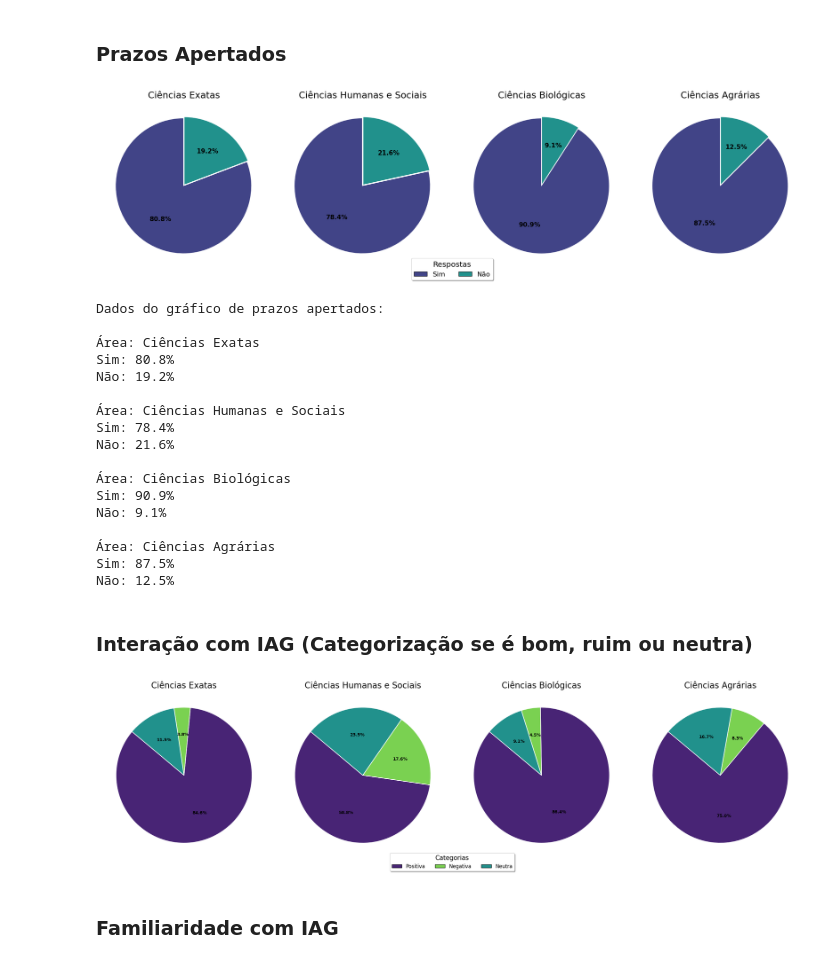
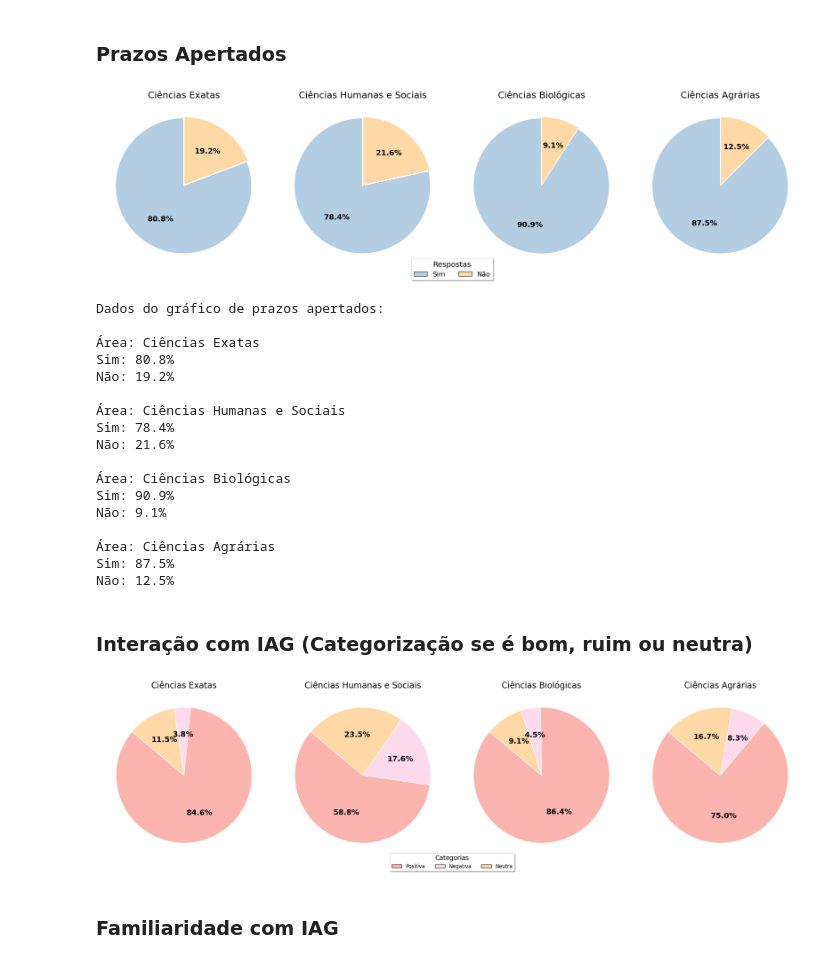
Before and after one commit to MariaLuiseB/Analise-TCC, a Jupyter notebook: areas_estudo_analises.ipynb, the cells around one changed output. Saved outputs shown, nothing was run; the diff lists cells and outputs as text; code cells hidden in the pictures.

```diff
--- a/areas_estudo_analises.ipynb
+++ b/areas_estudo_analises.ipynb
@@ -506,7 +537,7 @@ semestres_unicos = df_grouped_semestre['Em qual semestre você está?'].unique()
 sorted_semestres = sorted(semestres_unicos, key=lambda s: int(re.search(r'\d+', s).group()))
 
 # Gerar cores únicas para cada semestre usando a paleta 'tab10' com base nos semestres ordenados
-viridis = cm.get_cmap('tab10', len(sorted_semestres))
+viridis = cm.get_cmap('Paired', len(sorted_semestres))
 cores_semestres = {semestre: viridis(i / len(sorted_semestres)) for i, semestre in enumerate(sorted_semestres)}
 
 # Restante do código permanece inalterado...
@@ -667,7 +698,7 @@ df.columns = df.columns.str.strip()
 experiencia_academica = df[coluna_experiencia_academica].value_counts(normalize=True) * 100
 
 # Criar a paleta de cores
-cores_viridis = sns.color_palette("viridis", len(experiencia_academica))
+cores_viridis = sns.color_palette("Pastel2", len(experiencia_academica))
 
 
 # Criar patches para a legenda
@@ -681,7 +712,7 @@ legend_patches = [
 experiencia_academica_por_area = df.groupby('Área de Estudo Agrupada')[coluna_experiencia_academica].value_counts(normalize=True).unstack() * 100
 
 # Criar a paleta de cores
-cores_viridis = sns.color_palette("viridis", len(experiencia_academica_por_area.columns))
+cores_viridis = sns.color_palette("Pastel2", len(experiencia_academica_por_area.columns))
 
 # Criar o gráfico de barras empilhadas
 ax = experiencia_academica_por_area.plot(
@@ -697,13 +728,13 @@ for container in ax.containers:
         f'{v:.1f}%' if v > 0 else ''  # mostra somente se for > 0
         for v in container.datavalues
     ]
-    ax.bar_label(container, labels=labels, label_type='center', fontsize=10, fontweight='bold')
+    ax.bar_label(container, labels=labels, label_type='center', fontsize=16, fontweight='bold')
 
 # Título e eixos
 # plt.title('Porcentagem de Experiência com IAG para Fins Acadêmicos por Área de Estudo', fontsize=16, fontweight='bold')
 plt.xlabel('Área de Estudo Agrupada', fontsize=14)
 plt.xticks(rotation=0, ha='center', fontsize=13)  # horizontal e centralizado
-plt.ylabel('Porcentagem (%)', fontsize=12)
+plt.ylabel('Porcentagem (%)', fontsize=15)
 
 # Legenda
 plt.legend(
@@ -789,7 +848,7 @@ for area in areas_estudo:
 
     # Criar gráfico horizontal
     plt.figure(figsize=(10, 6))
-    colors = plt.cm.viridis(np.linspace(0, 1, len(motivos)))
+    colors = plt.cm.Pastel1(np.linspace(0, 1, len(motivos)))
     bars = plt.barh(motivos_atuais, contagens, color=colors)
     plt.xlabel('Contagem', fontsize=12)
     # plt.title(f'Motivos para Utilização da IA na Área Acadêmica – {area}', x=0.3, fontsize=14, fontweight='bold', pad=20)
@@ -1150,7 +1181,7 @@ coluna_area = 'Área de Estudo Agrupada'
 areas_estudo = df[coluna_area].dropna().unique()
 
 # Criar uma paleta de cores global para todas as ferramentas, garantindo que cada ferramenta tenha a mesma cor
-global_colors_array = plt.cm.viridis(np.linspace(0, 1, len(ferramentas)))
+global_colors_array = plt.cm.Pastel1(np.linspace(0, 1, len(ferramentas)))
 global_colors = {ferramenta: color for ferramenta, color in zip(ferramentas, global_colors_array)}
 
 # Loop para cada área de estudo; para cada uma, gerar um gráfico de barras verticais
@@ -1279,7 +1310,7 @@ from matplotlib.patches import Patch
 coluna_prazos_apertados = 'Em situações de prazos apertados, a IA generativa é uma escolha para atender a essas demandas?'
 coluna_area = 'Área de Estudo Agrupada'
 
-cores = plt.cm.viridis([0.2, 0.5])
+cores = plt.cm.Pastel1([0.2, 0.5])
 areas_estudo = df[coluna_area].dropna().unique()
 
 fig, axes = plt.subplots(1, len(areas_estudo), figsize=(6 * len(areas_estudo), 6))
@@ -1301,7 +1332,7 @@ for ax, area in zip(axes, areas_estudo):
         autopct='%1.1f%%',
         startangle=90,
         colors=cores[:len(respostas_prazos)],
-        textprops={'fontsize': 15, 'fontweight': 'bold'},
+        textprops={'fontsize': 18, 'fontweight': 'bold'},
         explode=(0.01,) * len(respostas_prazos),
         wedgeprops={'edgecolor': 'white'}
     )
@@ -1310,34 +1341,34 @@ for ax, area in zip(axes, areas_estudo):
 
 # Criar legenda global
 legend_elements = [
     Patch(facecolor=cores[i], label=respostas_prazos.index[i], edgecolor='black')
     for i in range(len(respostas_prazos))
 ]
 fig.legend(
     handles=legend_elements,
     title='Respostas',
     loc='lower center',
     bbox_to_anchor=(0.5, -0.05),
     ncol=2,
     fancybox=True,
     shadow=True,
     fontsize=16,
     title_fontsize=18
 )
 
 plt.tight_layout()
 plt.show()
 
 # imprimir os dados do gráfico
 print("\nDados do gráfico de prazos apertados:")
 for area in areas_estudo:
     df_area = df[df[coluna_area] == area]
     respostas_prazos = df_area[coluna_prazos_apertados].value_counts(normalize=True) * 100
     print(f"\nÁrea: {area}")
     for resposta, porcentagem in respostas_prazos.items():
         print(f"{resposta}: {porcentagem:.1f}%")
 # %% [output]
-[figure, old version]
+[figure, new version]
 Dados do gráfico de prazos apertados:
 
 Área: Ciências Exatas
@@ -1364,9 +1395,9 @@ coluna_area = 'Área de Estudo Agrupada'
 
 # Define cores fixas para consistência entre gráficos
 cores = {
-    'positiva': plt.cm.viridis(0.1),
-    'negativa': plt.cm.viridis(0.8),
-    'neutra': plt.cm.viridis(0.5)
+    'positiva': plt.cm.Pastel1(0.1),
+    'negativa': plt.cm.Pastel1(0.8),
+    'neutra': plt.cm.Pastel1(0.5)
 }
 
 categorias = ['positiva', 'negativa', 'neutra']
@@ -1417,7 +1448,7 @@ for i, area in enumerate(areas):
     ax.set_title(f'{area}', fontsize=20)
 
     for autotext in autotexts:
-        autotext.set_fontsize(10)
+        autotext.set_fontsize(18)
         autotext.set_color('black')
         autotext.set_fontweight('bold')
 
@@ -1438,7 +1469,7 @@ fig.legend(
 plt.tight_layout()
 plt.show()
 # %% [output]
-[figure, old version]
+[figure, new version]
 # %% [markdown]
 ### Familiaridade com IAG
 # %%
```
Also changed, not shown: parts of 18 cells of this notebook, 29 other files.
